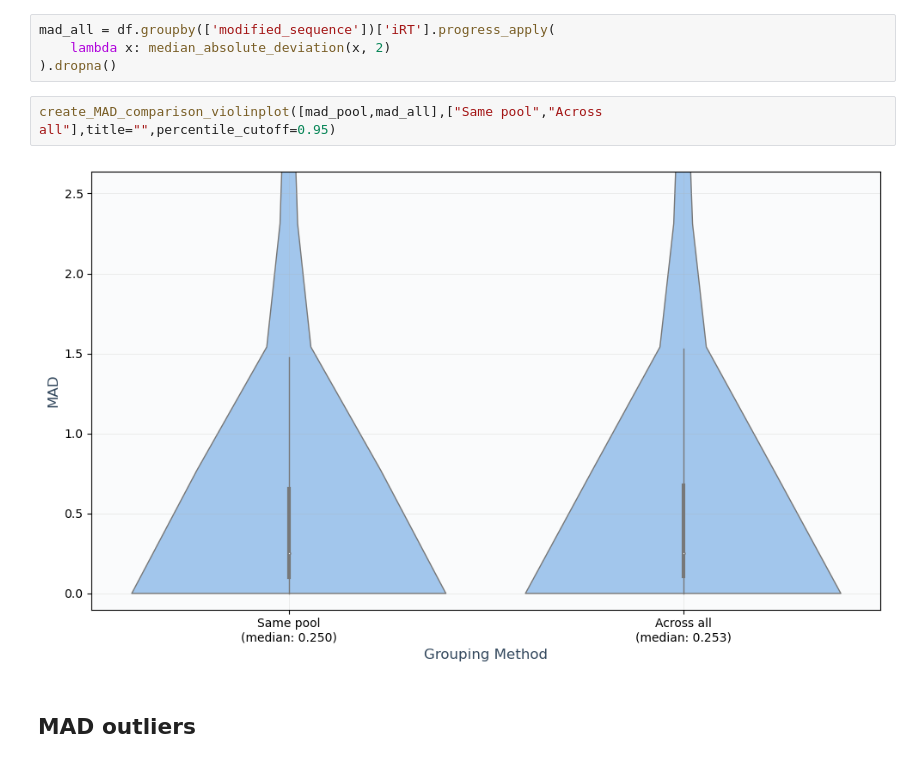
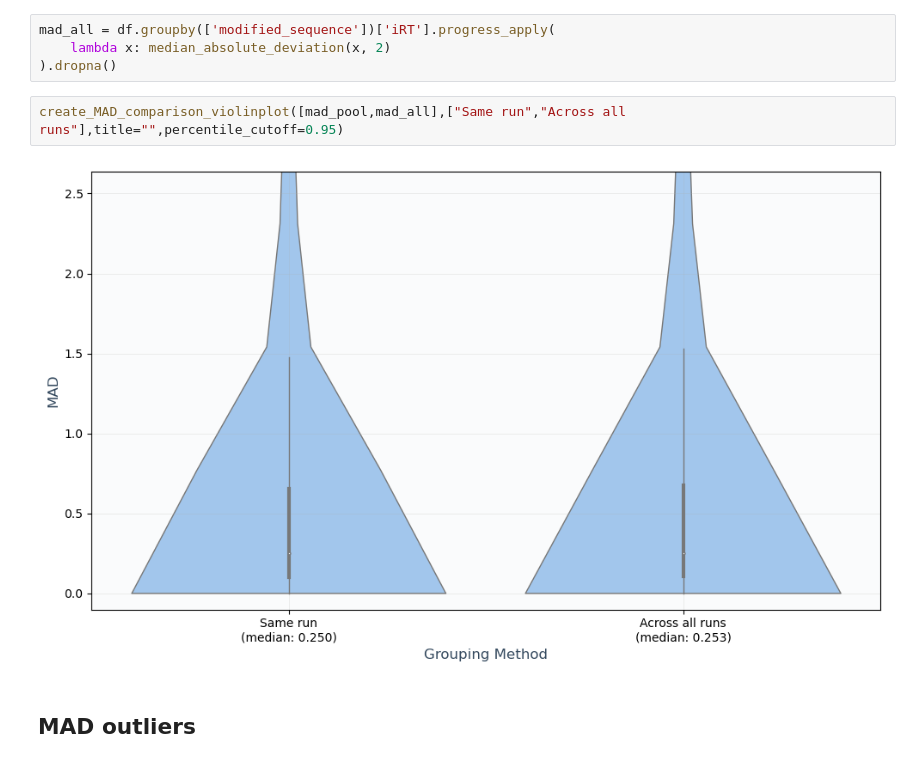
Before and after one commit to WannesLamberts/MTL-peptide-property-prediction-pool, a Jupyter notebook: notebooks/data_analysis/analysis_proteome.ipynb, the cells around one changed output. Saved outputs shown, nothing was run; the diff lists cells and outputs as text.

```diff
--- a/notebooks/data_analysis/analysis_proteome.ipynb
+++ b/notebooks/data_analysis/analysis_proteome.ipynb
@@ -74,9 +74,9 @@ mad_all = df.groupby(['modified_sequence'])['iRT'].progress_apply(
     lambda x: median_absolute_deviation(x, 2)
 ).dropna()
 # %%
-create_MAD_comparison_violinplot([mad_pool,mad_all],["Same pool","Across all"],title="",percentile_cutoff=0.95)
+create_MAD_comparison_violinplot([mad_pool,mad_all],["Same run","Across all runs"],title="",percentile_cutoff=0.95)
 # %% [output]
-[figure, old version]
+[figure, new version]
 # %% [markdown]
 ## MAD outliers
 # %%
```
